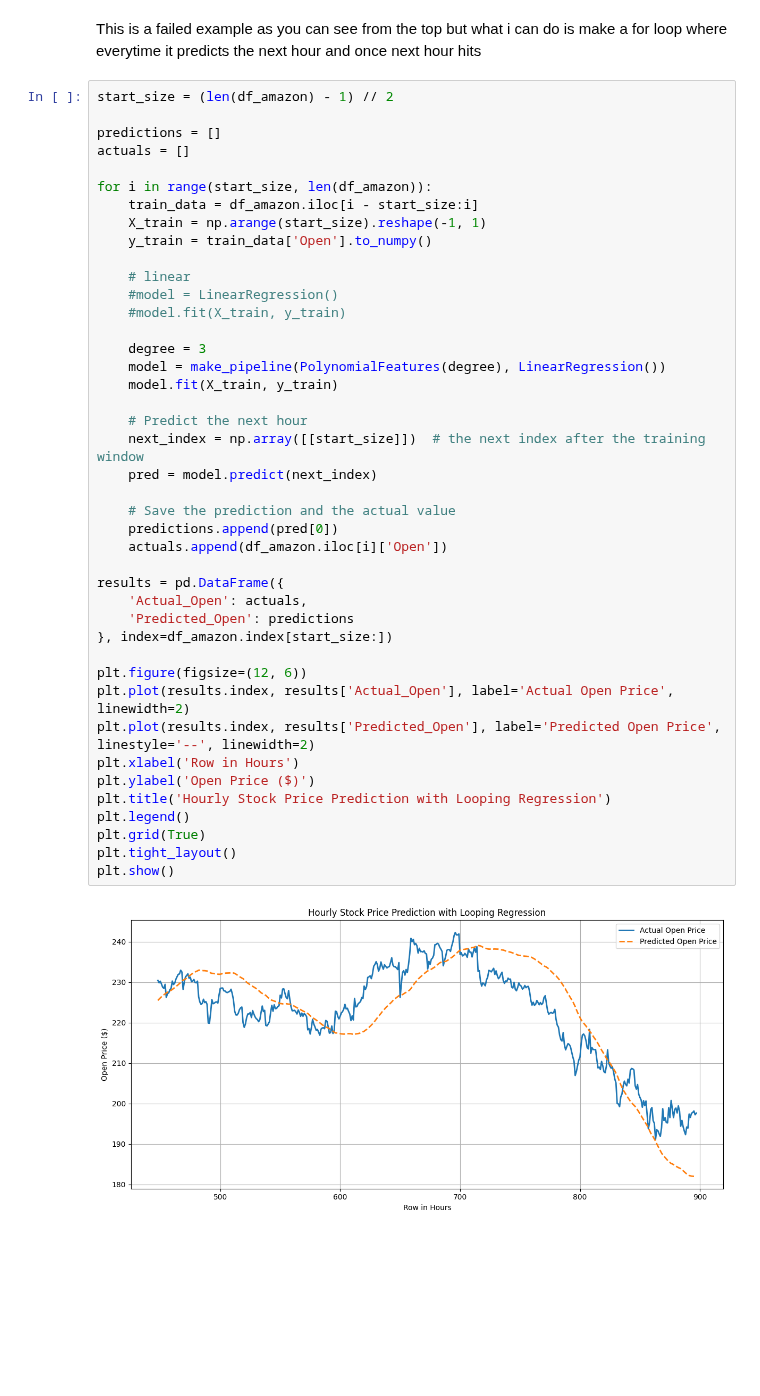
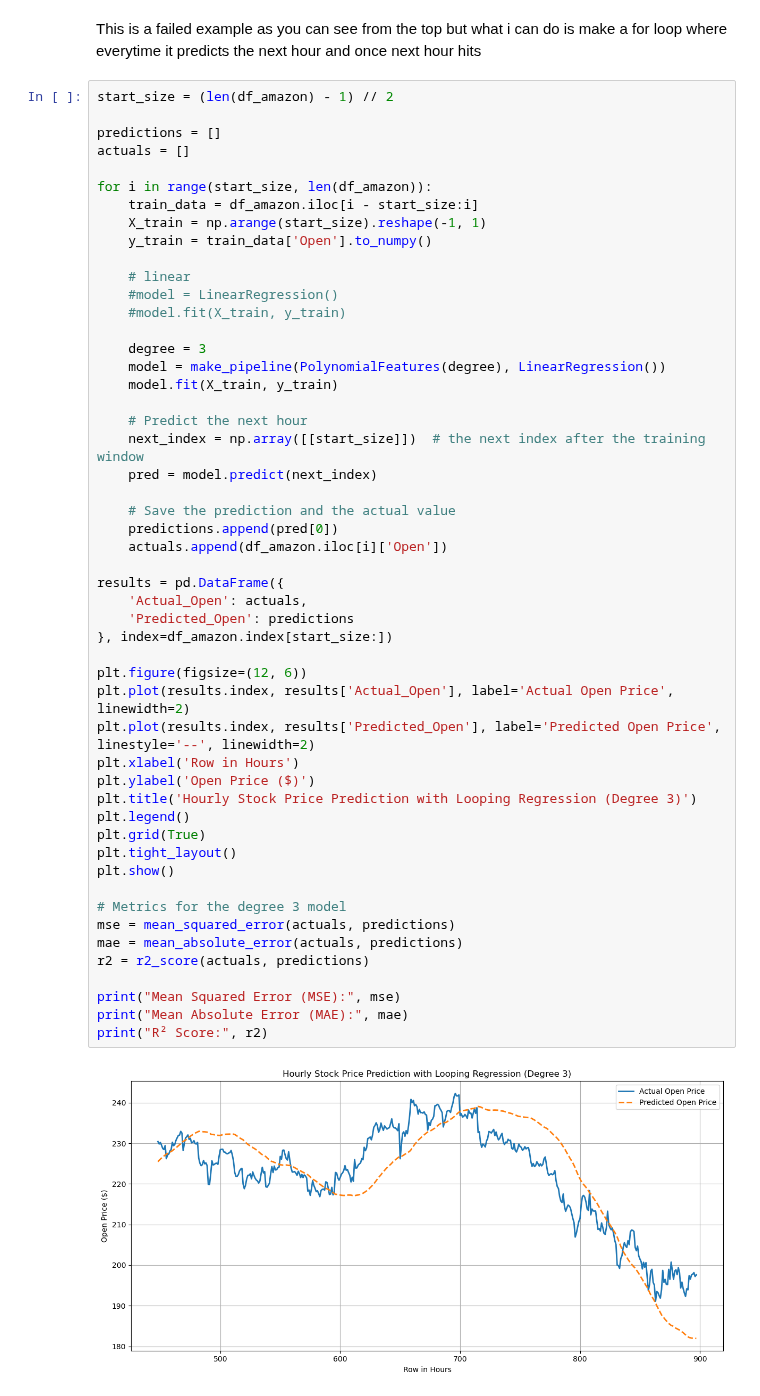
Before and after one commit to estherkdy/stock-price-prediction, a Jupyter notebook: stock_price_prediction.ipynb, the cells around one changed output. Saved outputs shown, nothing was run; the diff lists cells and outputs as text; blank space fills up the shorter version.

Commit message:
decision tree model made, added error metrics to regression models with deg of 3 and 4

```diff
--- a/stock_price_prediction.ipynb
+++ b/stock_price_prediction.ipynb
@@ -185,32 +188,41 @@ for i in range(start_size, len(df_amazon)):
     #model = LinearRegression()
     #model.fit(X_train, y_train)
 
     degree = 3
     model = make_pipeline(PolynomialFeatures(degree), LinearRegression())
     model.fit(X_train, y_train)
 
     # Predict the next hour
     next_index = np.array([[start_size]])  # the next index after the training window
     pred = model.predict(next_index)
 
     # Save the prediction and the actual value
     predictions.append(pred[0])
     actuals.append(df_amazon.iloc[i]['Open'])
 
 results = pd.DataFrame({
     'Actual_Open': actuals,
     'Predicted_Open': predictions
 }, index=df_amazon.index[start_size:])
 
 plt.figure(figsize=(12, 6))
 plt.plot(results.index, results['Actual_Open'], label='Actual Open Price', linewidth=2)
 plt.plot(results.index, results['Predicted_Open'], label='Predicted Open Price', linestyle='--', linewidth=2)
 plt.xlabel('Row in Hours')
 plt.ylabel('Open Price ($)')
-plt.title('Hourly Stock Price Prediction with Looping Regression')
+plt.title('Hourly Stock Price Prediction with Looping Regression (Degree 3)')
 plt.legend()
 plt.grid(True)
 plt.tight_layout()
 plt.show()
+
+# Metrics for the degree 3 model
+mse = mean_squared_error(actuals, predictions)
+mae = mean_absolute_error(actuals, predictions)
+r2 = r2_score(actuals, predictions)
+
+print("Mean Squared Error (MSE):", mse)
+print("Mean Absolute Error (MAE):", mae)
+print("R² Score:", r2)
 # %% [output]
-[figure, old version]
+[figure, new version]
```
Also changed, not shown: parts of 10 cells of this notebook.
